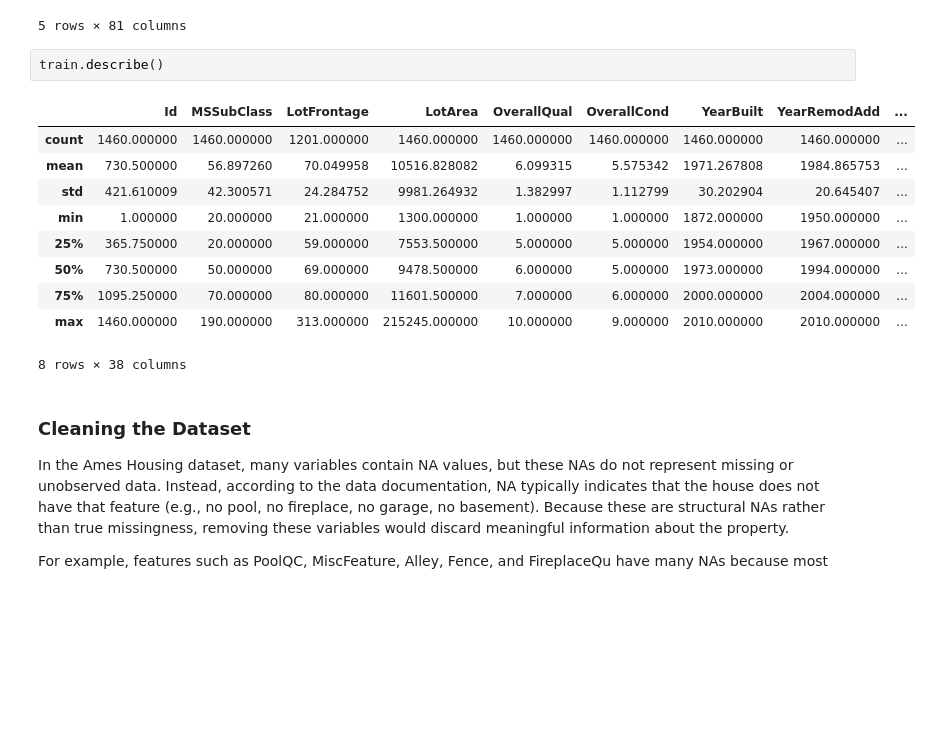
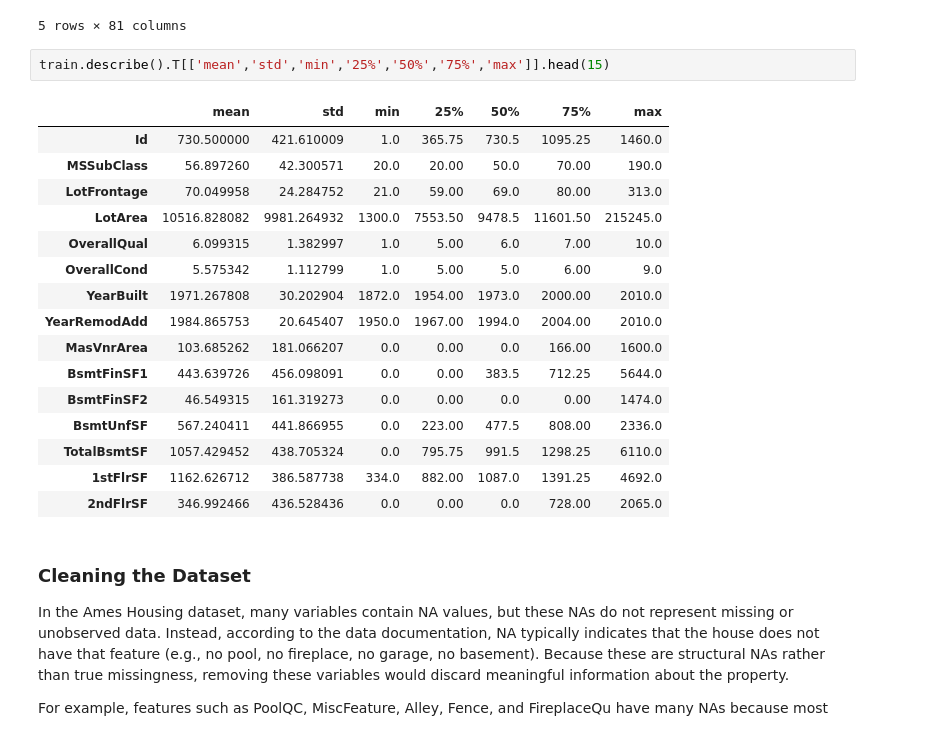
Before and after one commit to UCB-stat-159-f25/final-group04, a Jupyter notebook: main.ipynb, the cells around one changed output. Saved outputs shown, nothing was run; the diff lists cells and outputs as text; blank space fills up the shorter version.

```diff
--- a/main.ipynb
+++ b/main.ipynb
@@ -56,18 +57,24 @@ train.head()
 | 4 | 5 | 60 | RL | 84.0 | 14260 | Pave | NaN | IR1 | Lvl | ... |
 5 rows × 81 columns
 # %%
-train.describe()
+train.describe().T[['mean','std','min','25%','50%','75%','max']].head(15)
 # %% [output]
-|  | Id | MSSubClass | LotFrontage | LotArea | OverallQual | OverallCond | YearBuilt | YearRemodAdd | ... |
-| count | 1460.000000 | 1460.000000 | 1201.000000 | 1460.000000 | 1460.000000 | 1460.000000 | 1460.000000 | 1460.000000 | ... |
-| mean | 730.500000 | 56.897260 | 70.049958 | 10516.828082 | 6.099315 | 5.575342 | 1971.267808 | 1984.865753 | ... |
-| std | 421.610009 | 42.300571 | 24.284752 | 9981.264932 | 1.382997 | 1.112799 | 30.202904 | 20.645407 | ... |
-| min | 1.000000 | 20.000000 | 21.000000 | 1300.000000 | 1.000000 | 1.000000 | 1872.000000 | 1950.000000 | ... |
-| 25% | 365.750000 | 20.000000 | 59.000000 | 7553.500000 | 5.000000 | 5.000000 | 1954.000000 | 1967.000000 | ... |
-| 50% | 730.500000 | 50.000000 | 69.000000 | 9478.500000 | 6.000000 | 5.000000 | 1973.000000 | 1994.000000 | ... |
-| 75% | 1095.250000 | 70.000000 | 80.000000 | 11601.500000 | 7.000000 | 6.000000 | 2000.000000 | 2004.000000 | ... |
-| max | 1460.000000 | 190.000000 | 313.000000 | 215245.000000 | 10.000000 | 9.000000 | 2010.000000 | 2010.000000 | ... |
+|  | mean | std | min | 25% | 50% | 75% | max |
+| Id | 730.500000 | 421.610009 | 1.0 | 365.75 | 730.5 | 1095.25 | 1460.0 |
+| MSSubClass | 56.897260 | 42.300571 | 20.0 | 20.00 | 50.0 | 70.00 | 190.0 |
+| LotFrontage | 70.049958 | 24.284752 | 21.0 | 59.00 | 69.0 | 80.00 | 313.0 |
+| LotArea | 10516.828082 | 9981.264932 | 1300.0 | 7553.50 | 9478.5 | 11601.50 | 215245.0 |
+| OverallQual | 6.099315 | 1.382997 | 1.0 | 5.00 | 6.0 | 7.00 | 10.0 |
+| OverallCond | 5.575342 | 1.112799 | 1.0 | 5.00 | 5.0 | 6.00 | 9.0 |
+| YearBuilt | 1971.267808 | 30.202904 | 1872.0 | 1954.00 | 1973.0 | 2000.00 | 2010.0 |
+| YearRemodAdd | 1984.865753 | 20.645407 | 1950.0 | 1967.00 | 1994.0 | 2004.00 | 2010.0 |
+| MasVnrArea | 103.685262 | 181.066207 | 0.0 | 0.00 | 0.0 | 166.00 | 1600.0 |
+| BsmtFinSF1 | 443.639726 | 456.098091 | 0.0 | 0.00 | 383.5 | 712.25 | 5644.0 |
+| BsmtFinSF2 | 46.549315 | 161.319273 | 0.0 | 0.00 | 0.0 | 0.00 | 1474.0 |
+| BsmtUnfSF | 567.240411 | 441.866955 | 0.0 | 223.00 | 477.5 | 808.00 | 2336.0 |
+| TotalBsmtSF | 1057.429452 | 438.705324 | 0.0 | 795.75 | 991.5 | 1298.25 | 6110.0 |
+| 1stFlrSF | 1162.626712 | 386.587738 | 334.0 | 882.00 | 1087.0 | 1391.25 | 4692.0 |
+| 2ndFlrSF | 346.992466 | 436.528436 | 0.0 | 0.00 | 0.0 | 728.00 | 2065.0 |
-8 rows × 38 columns
 # %% [markdown]
 ### Cleaning the Dataset
 
```
Also changed, not shown: parts of 2 cells of this notebook, 16 other files.
